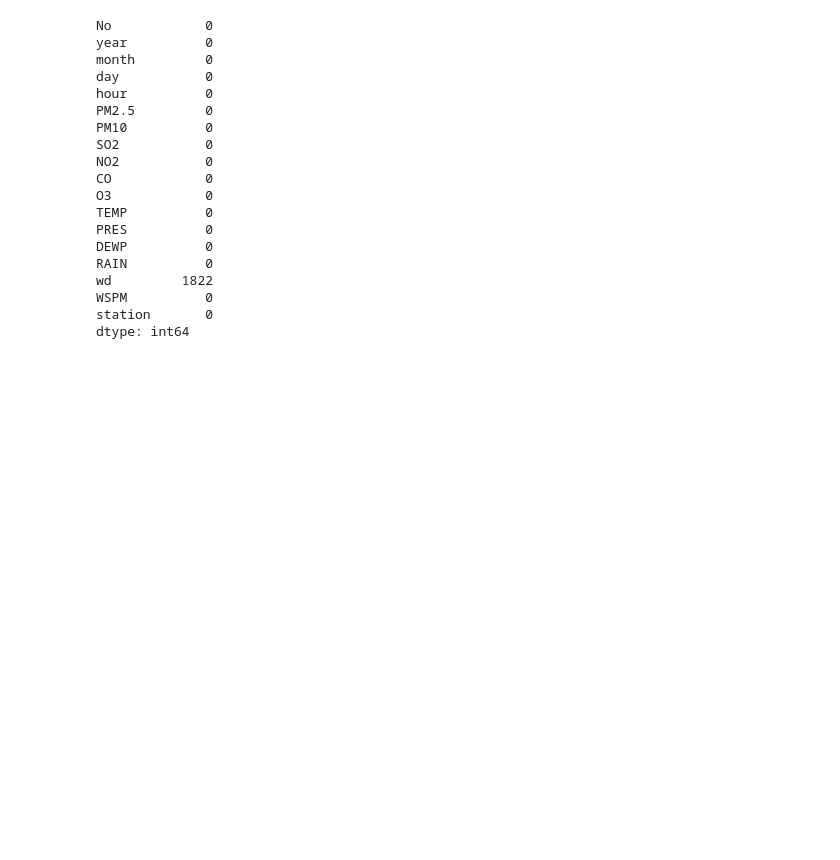
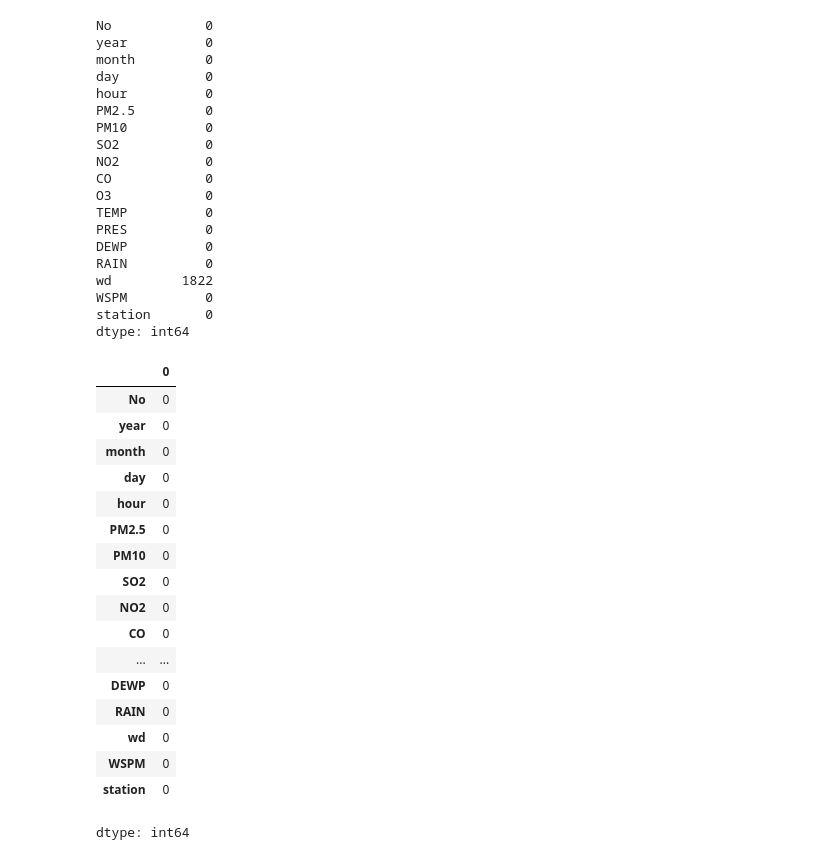
Before and after one commit to SURENDRAN-17/CMP7005-final, a Jupyter notebook: CMP7005_surendran.ipynb, the cells around one changed output. Drawn from its saved outputs; the diff is of its cells as text; code cells hidden in the pictures; blank space fills up the shorter version.

Commit message:
Null values for all numeric columns have been imputed now. Now lets check imputung the data in wd with exact month average

```diff
--- a/CMP7005_surendran.ipynb
+++ b/CMP7005_surendran.ipynb
@@ -341,3 +341,29 @@ wd         1822
 WSPM          0
 station       0
 dtype: int64
+# %%
+#Null values for all numeric columns have been imputed now.
+#Now lets check imputung the data in wd with exact month average
+if imputed_df['wd'].isnull().sum()>0:
+  imputed_df['wd'] = imputed_df.groupby(['year','month','station'])['wd'].transform(lambda x: x.fillna(x.mode().iloc[0] if not x.mode().empty else x))
+#Null values checking
+imputed_df.isnull().sum()
+# %% [output]
+|  | 0 |
+| No | 0 |
+| year | 0 |
+| month | 0 |
+| day | 0 |
+| hour | 0 |
+| PM2.5 | 0 |
+| PM10 | 0 |
+| SO2 | 0 |
+| NO2 | 0 |
+| CO | 0 |
+| ... | ... |
+| DEWP | 0 |
+| RAIN | 0 |
+| wd | 0 |
+| WSPM | 0 |
+| station | 0 |
+dtype: int64
```
